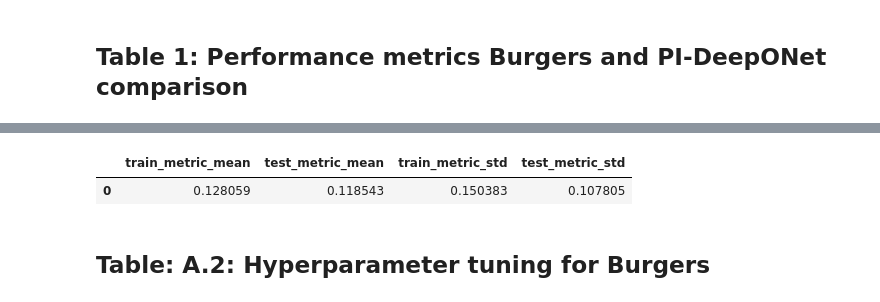
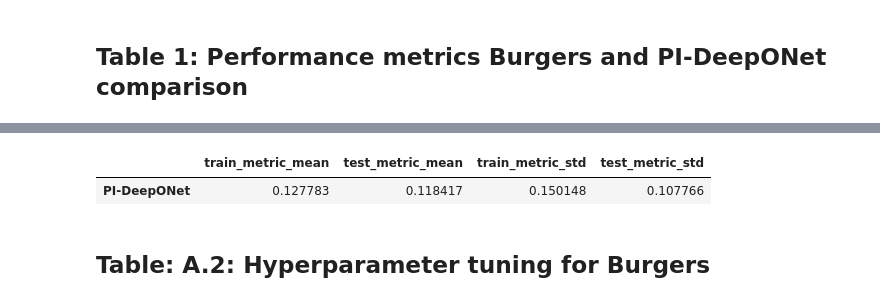
Before and after one commit to BTP-2026/PINTO, a Jupyter notebook: Burgers/Post_processing/Burgers_Post_Processing.ipynb, the cells around one changed output, grey strips where cells are left out. Saved outputs shown, nothing was run; the diff lists cells and outputs as text; code cells hidden in the pictures.

```diff
--- a/Burgers/Post_processing/Burgers_Post_Processing.ipynb
+++ b/Burgers/Post_processing/Burgers_Post_Processing.ipynb
@@ -266,11 +266,11 @@ get_plots_slices(x,  t, tno_true_val, tno_pred_val, plot_save=True, tint=[0.05,
 # %% [markdown]
 ## Table 1: Performance metrics Burgers and PI-DeepONet comparison
 # %%
-def get_metrics(ddir, idx_seq, mdir, train_indices, test_indices, dm=False):
+def get_metrics(ddir, idx_seq, mdir, train_indices, test_indices, index, dm=False, tlim=1.):
 
 	(txtrain, tttrain, tutrain, txbc_train, ttbc_train, tubc_train,
   txtest, tttest, tutest, txbc_test, ttbc_test, tubc_test) = get_train_data(data_dir=ddir, idx_seq=idx_seq, train_indices=train_indices,
-                                                              test_indices=test_indices)
+                                                              test_indices=test_indices, tlim=tlim)
 	train_metric_mean = []
 	test_metric_mean = []
 	train_metric_std = []
@@ -290,7 +290,7 @@ def get_metrics(ddir, idx_seq, mdir, train_indices, test_indices, dm=False):
 		test_metric_std.append(np.std(abs((tutest - test_pred)/(1 + abs(tutest)))))
 
 	return pd.DataFrame({'train_metric_mean': train_metric_mean, 'test_metric_mean': test_metric_mean,
-                      'train_metric_std': train_metric_std, 'test_metric_std': test_metric_std})
+                      'train_metric_std': train_metric_std, 'test_metric_std': test_metric_std}, index=index)
 # %%
 ## PINTO metrics
 
@@ -314,6 +314,6 @@ idx_seq = pd.read_csv('../Trained_models/Burger_DeepONet/seq.csv')['sensor_indic
 train_indices = np.arange(80)
 test_indices = np.arange(80, 100)
 
-metrics = get_metrics(ddir, idx_seq, mdir, train_indices, test_indices, dm=True)
+metrics = get_metrics(ddir, idx_seq, mdir, train_indices, test_indices, index=['PI-DeepONet'], dm=True, tlim=10.)
 metrics
 # %% [output]
@@ -322,5 +322,5 @@ metrics
 |  | train_metric_mean | test_metric_mean | train_metric_std | test_metric_std |
-| 0 | 0.128059 | 0.118543 | 0.150383 | 0.107805 |
+| PI-DeepONet | 0.127783 | 0.118417 | 0.150148 | 0.107766 |
 # %% [markdown]
 ## Table: A.2: Hyperparameter tuning for Burgers
 # %%
```
Also changed, not shown: parts of 18 cells of this notebook, 26 other files.
